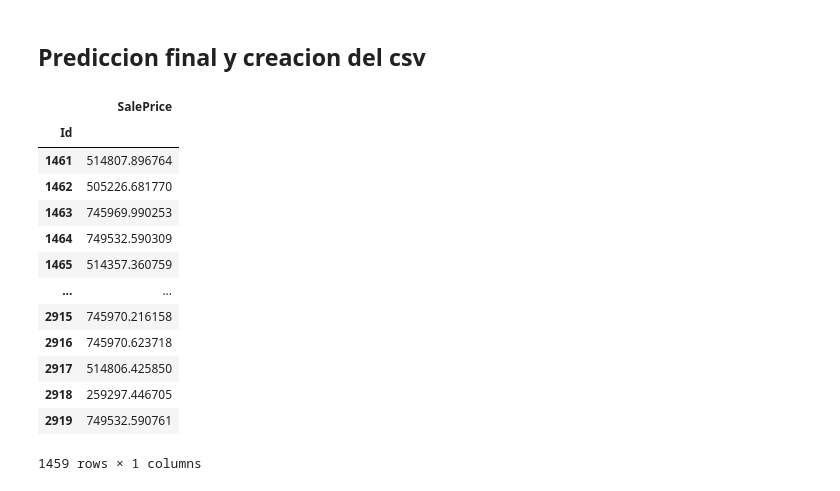
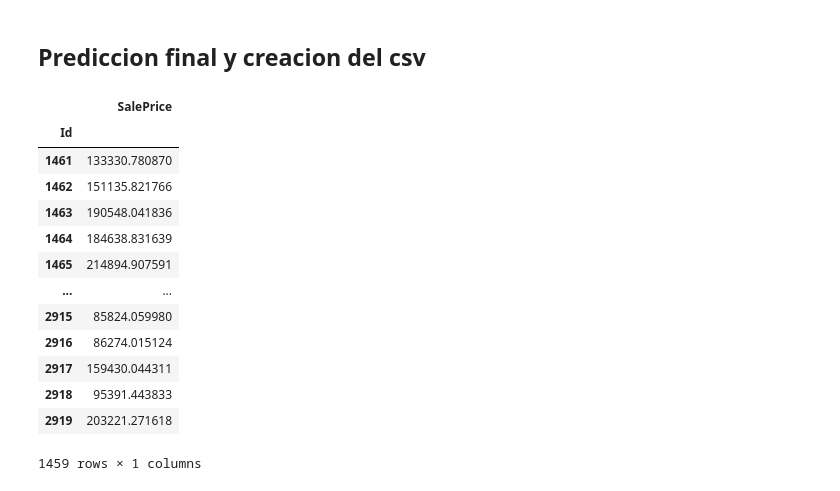
Before and after one commit to nachomohamed/Hackathon_Henry, a Jupyter notebook: Calculo_House.ipynb, the cells around one changed output. Drawn from its saved outputs; the diff is of its cells as text; code cells hidden in the pictures.

```diff
--- a/Calculo_House.ipynb
+++ b/Calculo_House.ipynb
@@ -313,13 +313,13 @@ for n_estimators in estimator_range:
                         estimator = modelo,
                         X         = X,
                         y         = Y,
-                        scoring   =('neg_mean_squared_log_error'),
+                        scoring   = make_scorer(mean_squared_log_error, squared=False),
                         cv        = 5
                 )
 
         # Se agregan los scores de cross_val_score() y se pasa a positivo
-        cv_scores.append(math.sqrt(-1*scores["test_score"].mean()))
-        print("RMSLE de la validacion cruzada: ",math.sqrt(-1*scores["test_score"].mean()))
+        cv_scores.append(scores["test_score"].mean())
+        print("RMSLE de la validacion cruzada: ",scores["test_score"].mean())
 
         # Entrenamos el modelo y generamos la prediccion, para despues calcular el RMSLE de la prediccion
         modelo.fit(X, Y)
@@ -401,12 +401,12 @@ for learning_rate in learning_rates:
                         estimator = modelo,
                         X         = X,
                         y         = Y,
-                        scoring   =('neg_mean_squared_log_error'),
+                        scoring= make_scorer(mean_squared_log_error, squared=False),
                         cv        = 5
                 )
         # Se agregan los scores de cross_val_score() y se pasa a positivo
-        cv_scores.append(math.sqrt(-1*scores["test_score"].mean()))
-        print("RMSLE de la validacion cruzada: ",math.sqrt(-1*scores["test_score"].mean()))
+        cv_scores.append(scores["test_score"].mean())
+        print("RMSLE de la validacion cruzada: ",scores["test_score"].mean())
 
 
         # Entrenamos el modelo y generamos la prediccion, para despues calcular el RMSLE de la prediccion
@@ -528,3 +529,8 @@ Lista1 = corr[corr.loc["SalePrice",:]>0.1]
 Lista1 = list(Lista1.drop("SalePrice", axis = 0).index)
 test2 = pd.concat([test[Lista1],test[list(corr[corr.loc["SalePrice",:]<-0.1].index)]], axis=1)
 test2
+
+columnas = test2.columns
+test2 = test2.values
+test2 = scaler.transform(test2)
+test2 = pd.DataFrame(test2, columns=columnas)
@@ -549,22 +540,22 @@ Con todos realizado por procedemos a hacer la predicción de los valores de test
 ## Prediccion final y creacion del csv
 # %%
 # Hacemos la prediccion y la enviamos a un csv
-prediccion=pd.DataFrame(modelo.predict(test2), columns=["SalePrice"], index=test2.index)
+prediccion=pd.DataFrame(modelo.predict(test2), columns=["SalePrice"], index=test.index)
 prediccion
 # %% [output]
 |  | SalePrice |
 | Id |  |
-| 1461 | 514807.896764 |
-| 1462 | 505226.681770 |
-| 1463 | 745969.990253 |
-| 1464 | 749532.590309 |
-| 1465 | 514357.360759 |
+| 1461 | 133330.780870 |
+| 1462 | 151135.821766 |
+| 1463 | 190548.041836 |
+| 1464 | 184638.831639 |
+| 1465 | 214894.907591 |
 | ... | ... |
-| 2915 | 745970.216158 |
-| 2916 | 745970.623718 |
-| 2917 | 514806.425850 |
-| 2918 | 259297.446705 |
-| 2919 | 749532.590761 |
+| 2915 | 85824.059980 |
+| 2916 | 86274.015124 |
+| 2917 | 159430.044311 |
+| 2918 | 95391.443833 |
+| 2919 | 203221.271618 |
 1459 rows × 1 columns
 # %%
 prediccion.to_csv("predict.csv", index=True)
```
Also changed, not shown: parts of 5 cells of this notebook, 1 other file.
